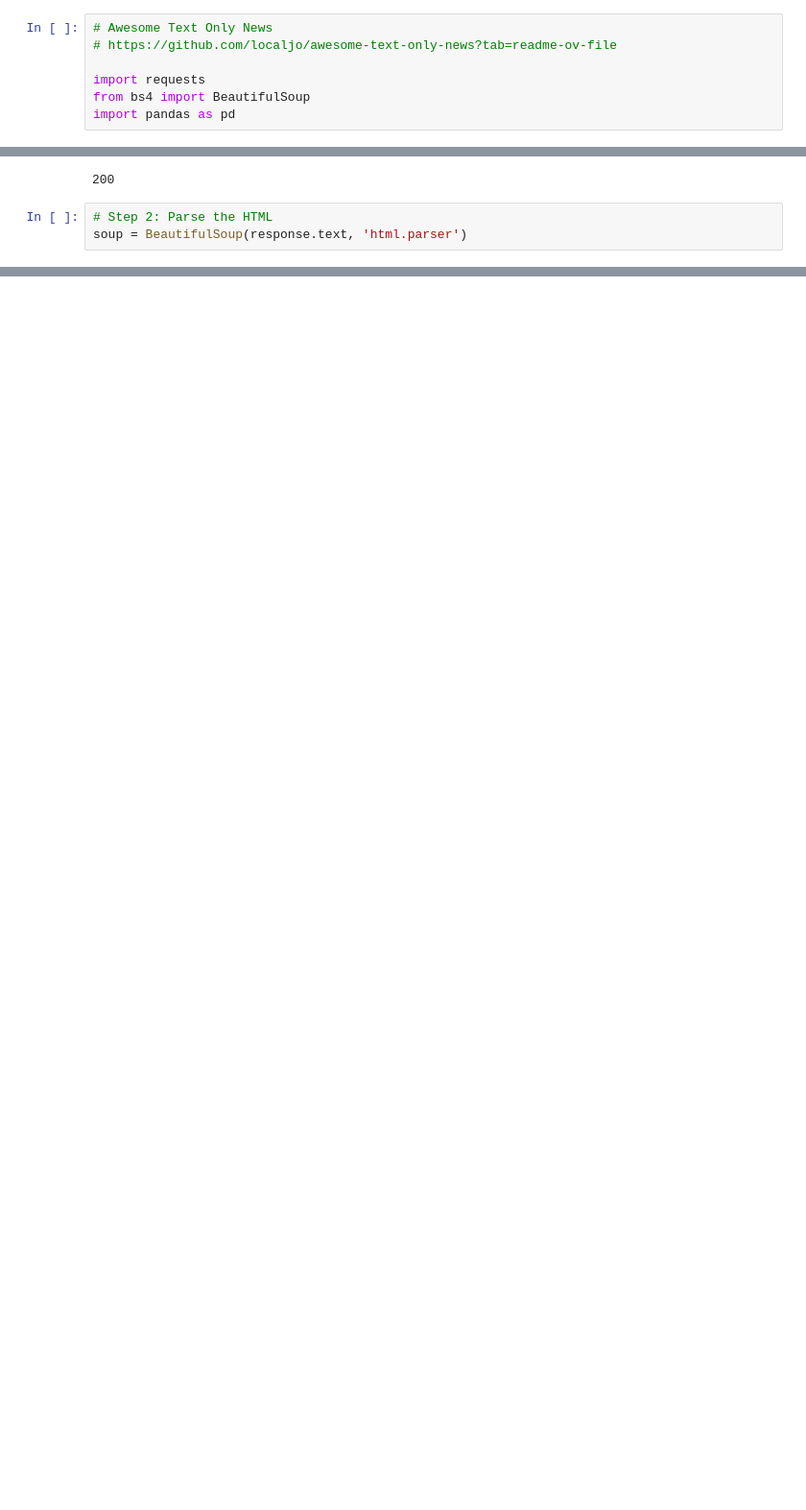
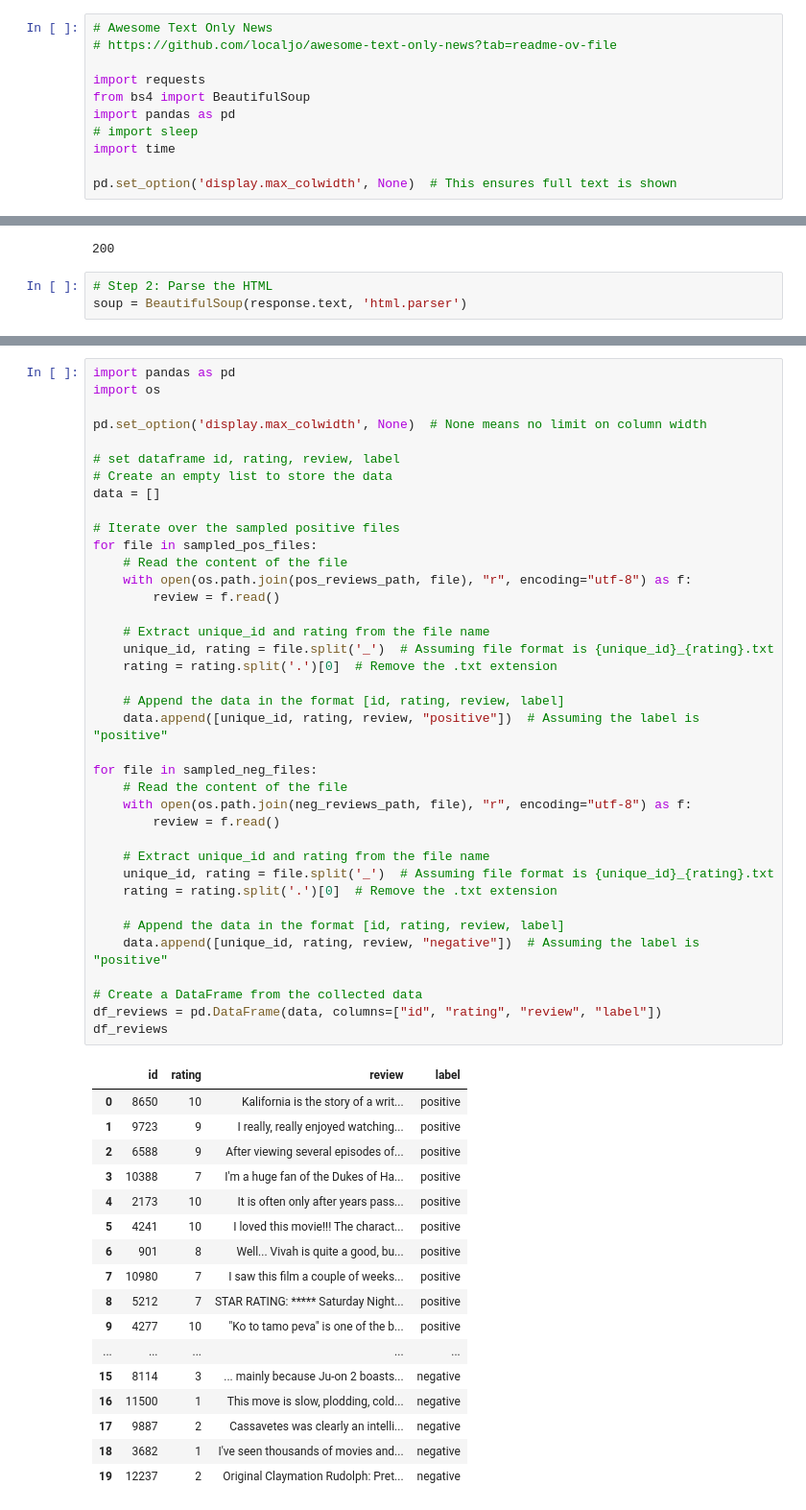
Before and after one commit to megabytekim/PyNewsCrawler, a Jupyter notebook: analysis.ipynb, the cells around one changed output, grey strips where cells are left out. Shown at 96% size. Drawn from its saved outputs; the diff is of its cells as text; blank space fills up the shorter version.

```diff
--- a/analysis.ipynb
+++ b/analysis.ipynb
@@ -5,5 +5,9 @@
 import requests
 from bs4 import BeautifulSoup
 import pandas as pd
+# import sleep
+import time
+
+pd.set_option('display.max_colwidth', None)  # This ensures full text is shown
 # %%
 # Step 1: Fetch the webpage
@@ -42,0 +192,56 @@ Title:
+# %%
+import pandas as pd
+import os
+
+pd.set_option('display.max_colwidth', None)  # None means no limit on column width
+
+# set dataframe id, rating, review, label
+# Create an empty list to store the data
+data = []
+
+# Iterate over the sampled positive files
+for file in sampled_pos_files:
+    # Read the content of the file
+    with open(os.path.join(pos_reviews_path, file), "r", encoding="utf-8") as f:
+        review = f.read()
+
+    # Extract unique_id and rating from the file name
+    unique_id, rating = file.split('_')  # Assuming file format is {unique_id}_{rating}.txt
+    rating = rating.split('.')[0]  # Remove the .txt extension
+
+    # Append the data in the format [id, rating, review, label]
+    data.append([unique_id, rating, review, "positive"])  # Assuming the label is "positive"
+
+for file in sampled_neg_files:
+    # Read the content of the file
+    with open(os.path.join(neg_reviews_path, file), "r", encoding="utf-8") as f:
+        review = f.read()
+
+    # Extract unique_id and rating from the file name
+    unique_id, rating = file.split('_')  # Assuming file format is {unique_id}_{rating}.txt
+    rating = rating.split('.')[0]  # Remove the .txt extension
+
+    # Append the data in the format [id, rating, review, label]
+    data.append([unique_id, rating, review, "negative"])  # Assuming the label is "positive"
+
+# Create a DataFrame from the collected data
+df_reviews = pd.DataFrame(data, columns=["id", "rating", "review", "label"])
+df_reviews
+# %% [output]
+|  | id | rating | review | label |
+| 0 | 8650 | 10 | Kalifornia is the story of a writ... | positive |
+| 1 | 9723 | 9 | I really, really enjoyed watching... | positive |
+| 2 | 6588 | 9 | After viewing several episodes of... | positive |
+| 3 | 10388 | 7 | I'm a huge fan of the Dukes of Ha... | positive |
+| 4 | 2173 | 10 | It is often only after years pass... | positive |
+| 5 | 4241 | 10 | I loved this movie!!! The charact... | positive |
+| 6 | 901 | 8 | Well... Vivah is quite a good, bu... | positive |
+| 7 | 10980 | 7 | I saw this film a couple of weeks... | positive |
+| 8 | 5212 | 7 | STAR RATING: ***** Saturday Night... | positive |
+| 9 | 4277 | 10 | "Ko to tamo peva" is one of the b... | positive |
+| ... | ... | ... | ... | ... |
+| 15 | 8114 | 3 | ... mainly because Ju-on 2 boasts... | negative |
+| 16 | 11500 | 1 | This move is slow, plodding, cold... | negative |
+| 17 | 9887 | 2 | Cassavetes was clearly an intelli... | negative |
+| 18 | 3682 | 1 | I've seen thousands of movies and... | negative |
+| 19 | 12237 | 2 | Original Claymation Rudolph: Pret... | negative |
```
Also changed, not shown: parts of 15 cells of this notebook, 1 other file.
